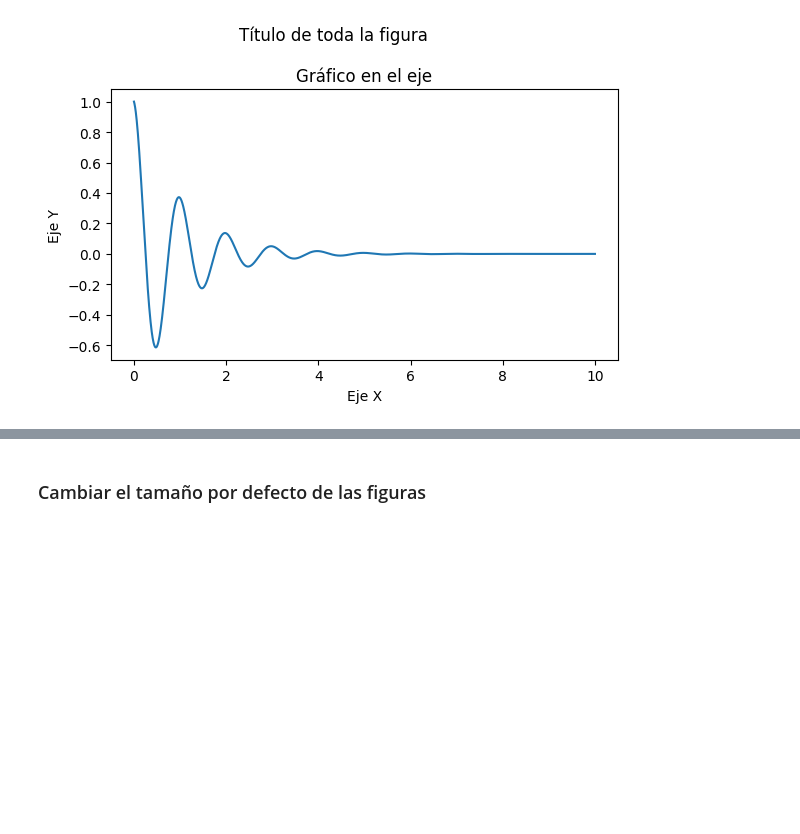
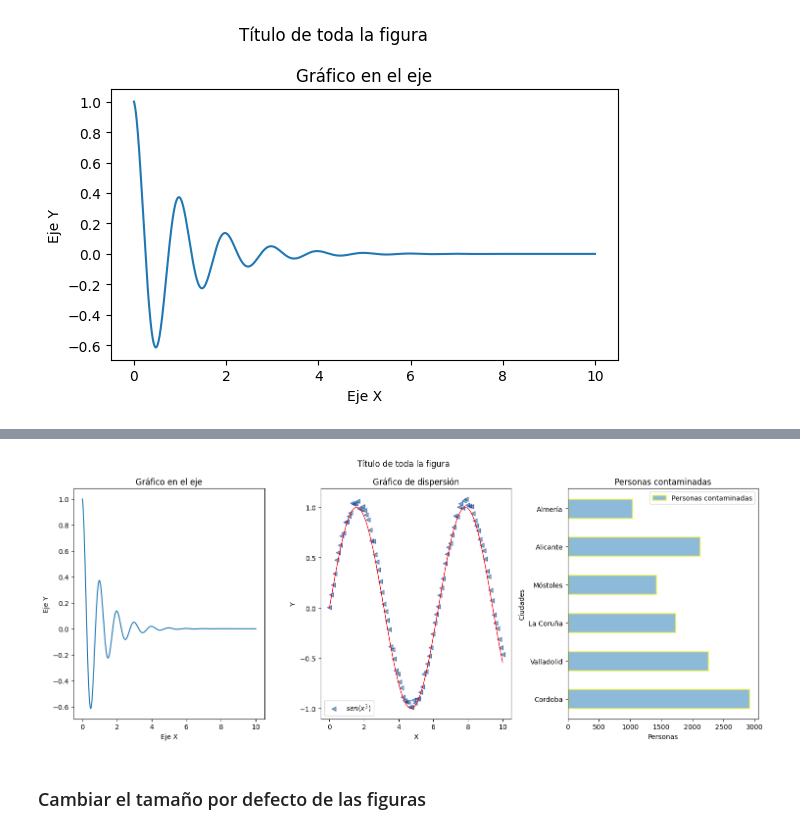
Before and after one commit to para18952/cursoPython2025, a Jupyter notebook: Modulo1_b/06.matplotlib_teoria.ipynb, the cells around one changed output, grey strips where cells are left out. Drawn from its saved outputs; the diff is of its cells as text; code cells hidden in the pictures; blank space fills up the shorter version.

```diff
--- a/Modulo1_b/06.matplotlib_teoria.ipynb
+++ b/Modulo1_b/06.matplotlib_teoria.ipynb
@@ -215,3 +211,70 @@ plt.show()
+# %%
+# Creamos la figura "fig" donde se le van agregar 3 subplots utilizando la variable "ax"
+fig, ax = plt.subplots(figsize=(15, 6), nrows=1, ncols=3)
+
+################# PRIMERA ##########################
+XX = np.linspace(0, 10, 2000)                # Generar un array de datos igualmente distribuidos de entrada
+YY = np.exp(-XX) * np.cos(2*np.pi*XX)          # Generar un array de datos de salida
+
+ax[0].plot(XX, YY)                               # Dibujar en ese eje
+ax[0].set_title("Gráfico en el eje")
+ax[0].set_xlabel("Eje X")
+ax[0].set_ylabel("Eje Y")
+
+
+################# SEGUNDA ##########################
+np.random.seed(5)
+X = np.random.randint(0, 3000, 6)
+etiquetas = ["Cordoba", "Valladolid", "La Coruña", "Móstoles", "Alicante","Almería"]
+ax[2].barh(etiquetas, X,
+        height=0.5,
+        align= "center",
+        edgecolor = "yellow",
+        linewidth = 2,
+        #color = "blue",
+        alpha = 0.5,
+        label = "Personas contaminadas"
+        )
+ax[2].set_xlabel("Personas")
+ax[2].set_ylabel("Ciudades")
+ax[2].set_title("Personas contaminadas")
+ax[2].legend()
+
+
+################# TERCERA ##########################
+X2 = np.linspace(0, 10, 100)
+ruido = np.random.random(X2.size)
+Y = np.sin(X2)+ ruido/12
+Y2 = np.sin(X2)
+
+#plt.scatter(X, Y)
+ax[1].scatter (
+              X2,
+              Y,
+              label="$sen(x^3)$",
+              marker="<",
+              s=40,
+              edgecolors="blue",
+              facecolors="green",
+              linewidth=1,
+              alpha = 0.5
+            )
+ax[1].plot(X2, Y2, color = "red", linewidth = 1)
+ax[1].set_xlabel("X")
+ax[1].set_ylabel("Y")
+ax[1].set_title("Gráfico de dispersión")
+ax[1].legend()
+
+
+####################################################
+
+fig.suptitle("Título de toda la figura")    # Título general encima de todo
+fig.tight_layout()                          # Ajusta márgenes automáticamente
+
+plt.savefig("figura_1.png", dpi=300)
+plt.show()
+# %% [output]
+[figure, added]
 # %% [markdown]
 ### Cambiar el tamaño por defecto de las figuras
 # %%
```
Also changed, not shown: parts of 1 cell of this notebook.
